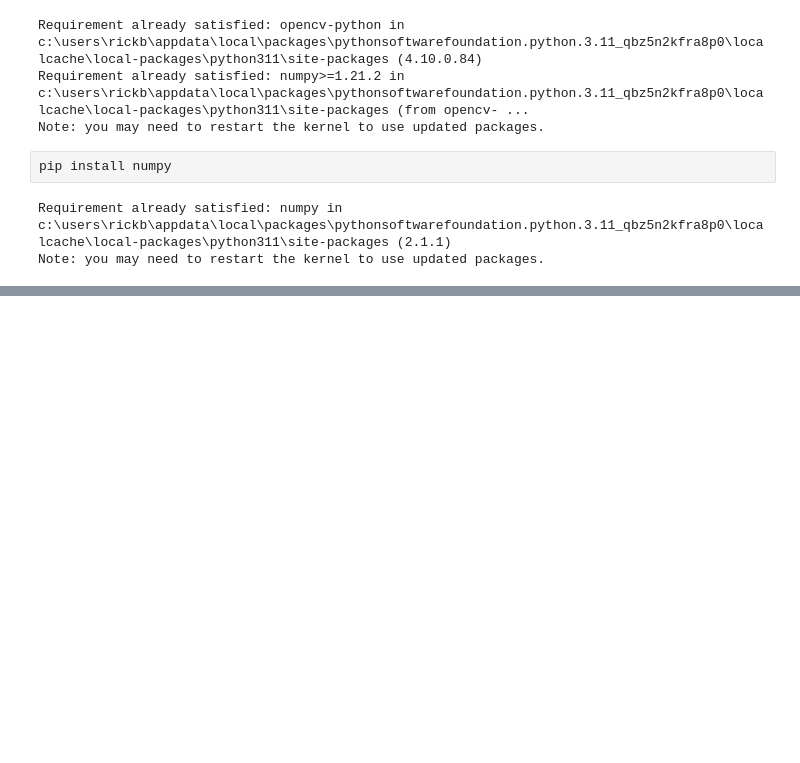
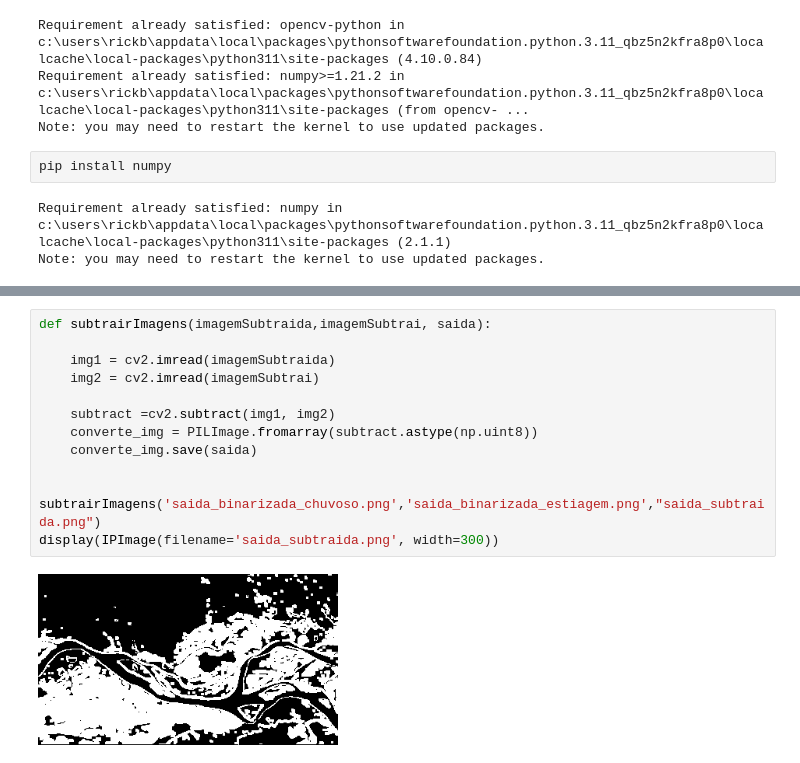
Before and after one commit to guilhermeMilani/operadores-morfologicos, a Jupyter notebook: OperadoresMorfologicos.ipynb, the cells around one changed output, grey strips where cells are left out. Cells and saved outputs as stored; diff of their text form; blank space fills up the shorter version.

```diff
--- a/OperadoresMorfologicos.ipynb
+++ b/OperadoresMorfologicos.ipynb
@@ -139,0 +141,15 @@ display(IPImage(filename='saida_binarizada_chuvoso.png', width=300))
+# %%
+def subtrairImagens(imagemSubtraida,imagemSubtrai, saida):
+
+    img1 = cv2.imread(imagemSubtraida)
+    img2 = cv2.imread(imagemSubtrai)
+
+    subtract =cv2.subtract(img1, img2)
+    converte_img = PILImage.fromarray(subtract.astype(np.uint8))
+    converte_img.save(saida)
+
+
+subtrairImagens('saida_binarizada_chuvoso.png','saida_binarizada_estiagem.png',"saida_subtraida.png")
+display(IPImage(filename='saida_subtraida.png', width=300))
+# %% [output]
+[figure, added]
```
Also changed, not shown: parts of 8 cells of this notebook, 15 other files.
